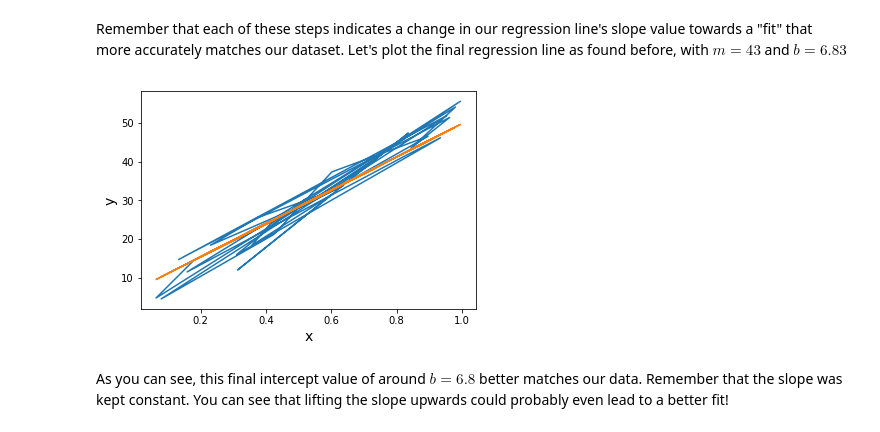
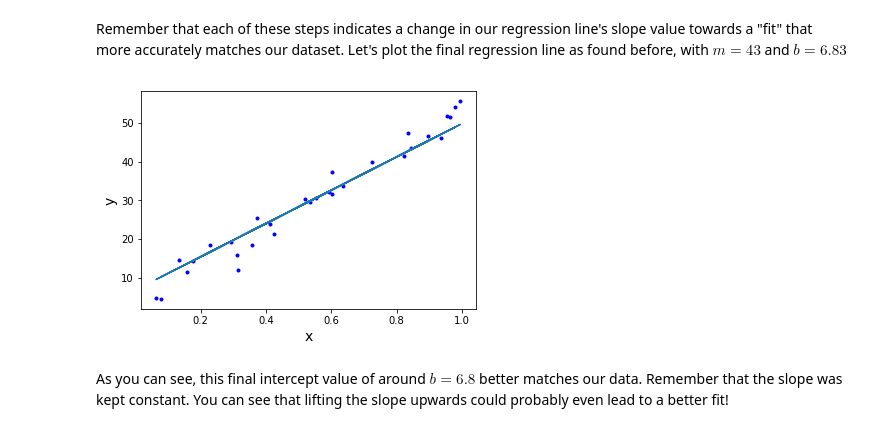
Before and after one commit to Teosoft7/dsc-2-14-12-gradient-descent-step-sizes-lab-seattle-ds-career-040119, a Jupyter notebook: index.ipynb, the cells around one changed output. Cells and saved outputs as stored; diff of their text form; code cells hidden in the pictures.

```diff
--- a/index.ipynb
+++ b/index.ipynb
@@ -275,13 +275,13 @@ Remember that each of these steps indicates a change in our regression line's sl
 # %%
 # plot the final result here
 
-plt.plot(x, y)
+plt.plot(x, y, '.b')
 plt.plot(x, 43 * x + 6.83, '-')
 plt.xlabel("x", fontsize=14)
 plt.ylabel("y", fontsize=14);
 plt.show()
 # %% [output]
-[figure, old version]
+[figure, new version]
 # %% [markdown]
 As you can see, this final intercept value of around $b=6.8$ better matches our data. Remember that the slope was kept constant. You can see that lifting the slope upwards could probably even lead to a better fit!
 # %% [markdown]
```
